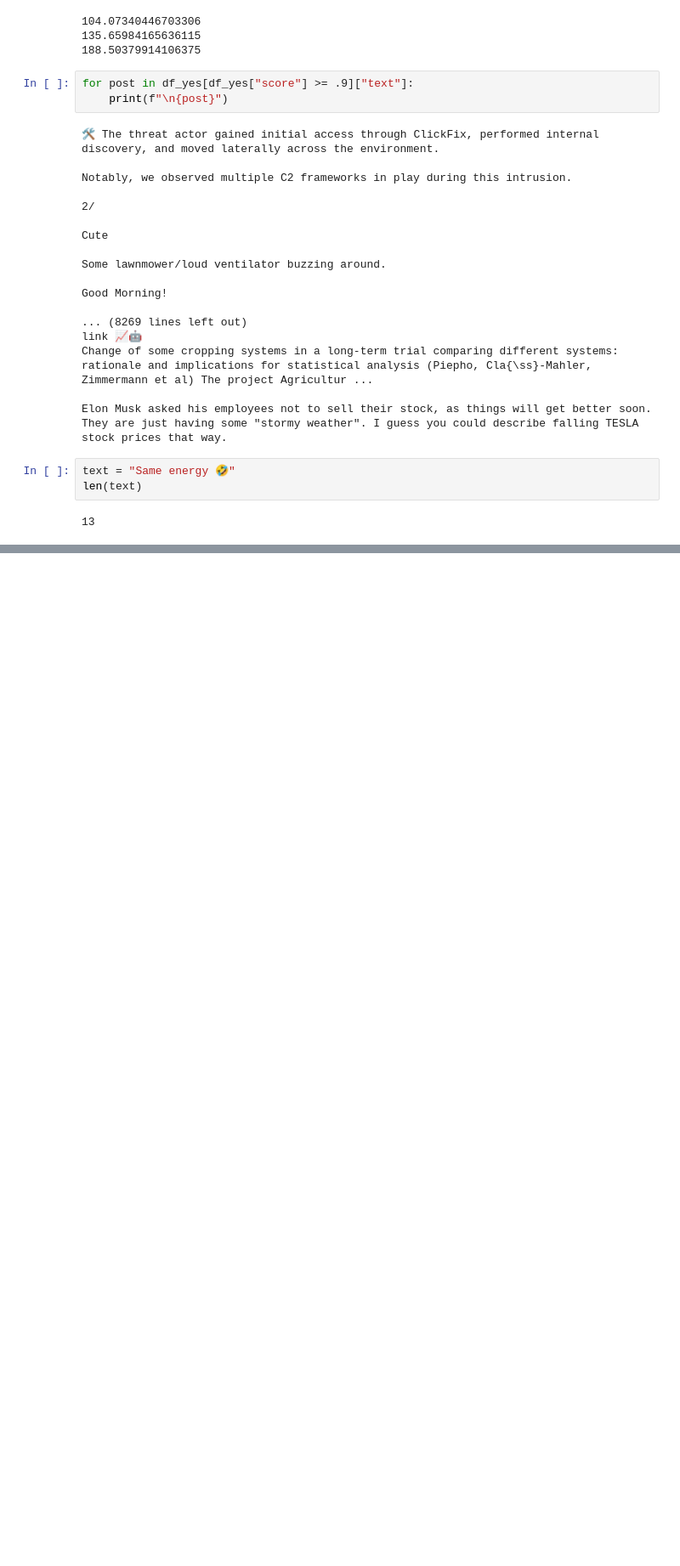
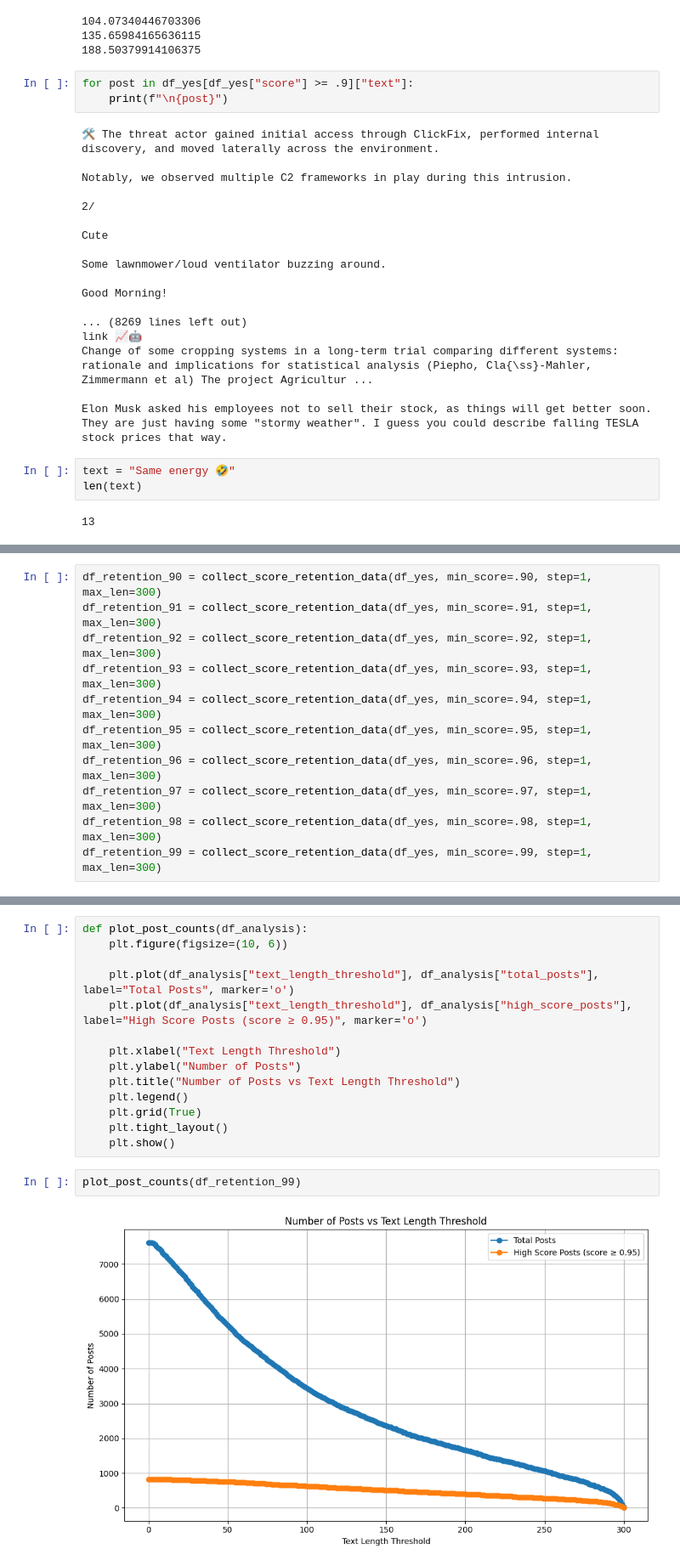
Before and after one commit to TobiasMichelsen/Climate-Discourse-on-Bluesky---Bachelor-Project, a Jupyter notebook: EDA/model_output_EDA.ipynb, the cells around one changed output, grey strips where cells are left out. Shown at 85% size. Saved outputs shown, nothing was run; the diff lists cells and outputs as text; blank space fills up the shorter version.

```diff
--- a/EDA/model_output_EDA.ipynb
+++ b/EDA/model_output_EDA.ipynb
@@ -360,0 +677,11 @@ len(text)
+# %%
+df_retention_90 = collect_score_retention_data(df_yes, min_score=.90, step=1, max_len=300)
+df_retention_91 = collect_score_retention_data(df_yes, min_score=.91, step=1, max_len=300)
+df_retention_92 = collect_score_retention_data(df_yes, min_score=.92, step=1, max_len=300)
+df_retention_93 = collect_score_retention_data(df_yes, min_score=.93, step=1, max_len=300)
+df_retention_94 = collect_score_retention_data(df_yes, min_score=.94, step=1, max_len=300)
+df_retention_95 = collect_score_retention_data(df_yes, min_score=.95, step=1, max_len=300)
+df_retention_96 = collect_score_retention_data(df_yes, min_score=.96, step=1, max_len=300)
+df_retention_97 = collect_score_retention_data(df_yes, min_score=.97, step=1, max_len=300)
+df_retention_98 = collect_score_retention_data(df_yes, min_score=.98, step=1, max_len=300)
+df_retention_99 = collect_score_retention_data(df_yes, min_score=.99, step=1, max_len=300)
@@ -360,0 +697,18 @@ len(text)
+# %%
+def plot_post_counts(df_analysis):
+    plt.figure(figsize=(10, 6))
+
+    plt.plot(df_analysis["text_length_threshold"], df_analysis["total_posts"], label="Total Posts", marker='o')
+    plt.plot(df_analysis["text_length_threshold"], df_analysis["high_score_posts"], label="High Score Posts (score ≥ 0.95)", marker='o')
+
+    plt.xlabel("Text Length Threshold")
+    plt.ylabel("Number of Posts")
+    plt.title("Number of Posts vs Text Length Threshold")
+    plt.legend()
+    plt.grid(True)
+    plt.tight_layout()
+    plt.show()
+# %%
+plot_post_counts(df_retention_99)
+# %% [output]
+[figure, added]
```
Also changed, not shown: parts of 30 cells of this notebook, 10 other files.
